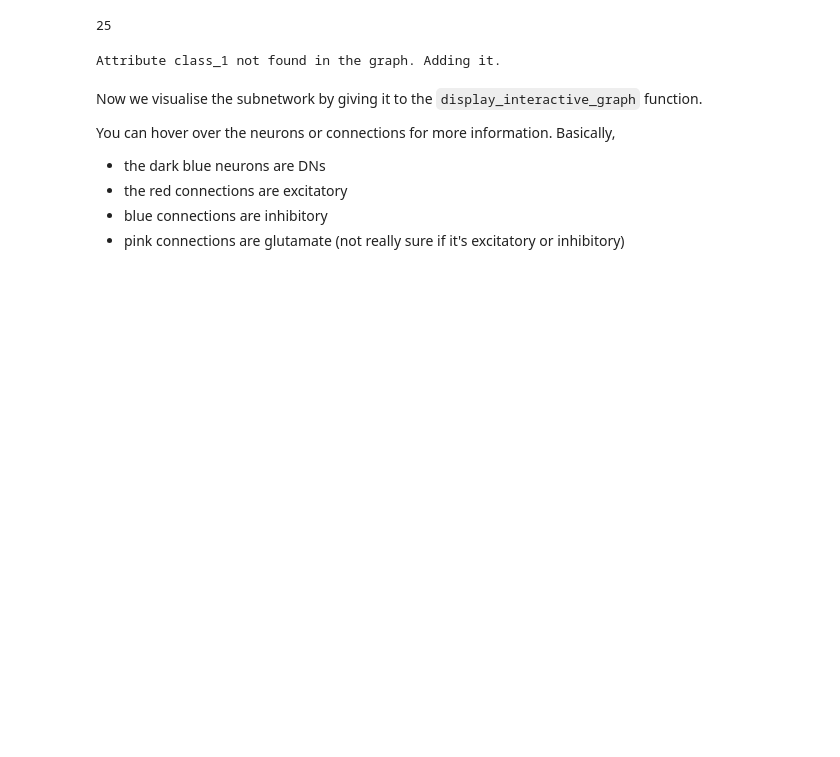
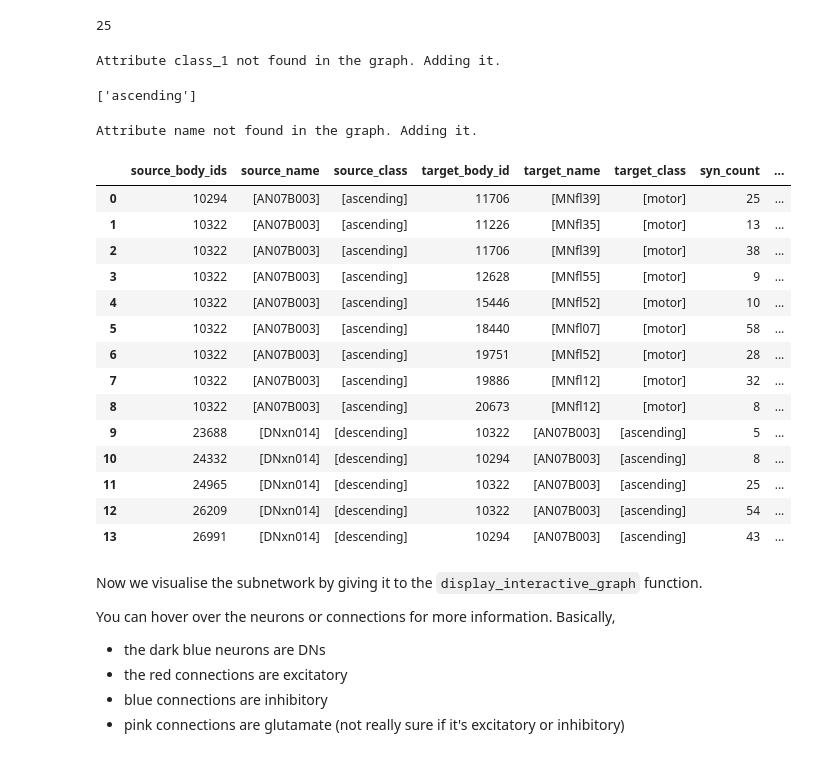
Before and after one commit to NeLy-EPFL/vnc_networks, a Jupyter notebook: scripts/project_lea/example_interactive_visualisation.ipynb, the cells around one changed output. Saved outputs shown, nothing was run; the diff lists cells and outputs as text; code cells hidden in the pictures; blank space fills up the shorter version.

```diff
--- a/scripts/project_lea/example_interactive_visualisation.ipynb
+++ b/scripts/project_lea/example_interactive_visualisation.ipynb
@@ -88,8 +89,8 @@ print(nb_synapses)
 # Keep only the connections that create a path from source to target
 subnetwork = vnc.subgraph_from_paths( # copy operation
     source = input_neurons,
-    target = ascending_neurons,
-    n_hops = 1, # within 2 hops, i.e. only 1 interneuron
+    target = motor_neurons,
+    n_hops = 2, # within 2 hops, i.e. only 1 interneuron
     keep_edges = 'direct', # keep the connections between the interneurons
     # as well, but not between source neurons or between target neurons
     # can also be 'direct' (only direct paths) or 'all' (all connections between
@@ -98,6 +99,41 @@ subnetwork = vnc.subgraph_from_paths( # copy operation
 #print(f"Found {len(subnetwork)} connections to front motor leg")
 # %% [output]
 Attribute class_1 not found in the graph. Adding it.
+# %%
+name = subnetwork.get_node_attribute(subnetwork.get_uids_from_bodyid(10322), "class_1")
+print(name)
+# %% [output]
+['ascending']
+# %%
+#Trying stuff
+#data = subnetwork.get_dataframe()
+#graph = vnc.paths_length_n(2,source=input_neurons,target=motor_neurons)
+#nodes = subnetwork.get_nodes("body_id")
+u.show_data_connections(subnetwork)
+#print(data)
+#edges = graph.edges
+#nodes = graph.nodes
+#print(nodes)
+#(testdata).applymap(_->_)
+#display(testdata)
+#print(nodes)
+# %% [output]
+Attribute name not found in the graph. Adding it.
+|  | source_body_ids | source_name | source_class | target_body_id | target_name | target_class | syn_count | ... |
+| 0 | 10294 | [AN07B003] | [ascending] | 11706 | [MNfl39] | [motor] | 25 | ... |
+| 1 | 10322 | [AN07B003] | [ascending] | 11226 | [MNfl35] | [motor] | 13 | ... |
+| 2 | 10322 | [AN07B003] | [ascending] | 11706 | [MNfl39] | [motor] | 38 | ... |
+| 3 | 10322 | [AN07B003] | [ascending] | 12628 | [MNfl55] | [motor] | 9 | ... |
+| 4 | 10322 | [AN07B003] | [ascending] | 15446 | [MNfl52] | [motor] | 10 | ... |
+| 5 | 10322 | [AN07B003] | [ascending] | 18440 | [MNfl07] | [motor] | 58 | ... |
+| 6 | 10322 | [AN07B003] | [ascending] | 19751 | [MNfl52] | [motor] | 28 | ... |
+| 7 | 10322 | [AN07B003] | [ascending] | 19886 | [MNfl12] | [motor] | 32 | ... |
+| 8 | 10322 | [AN07B003] | [ascending] | 20673 | [MNfl12] | [motor] | 8 | ... |
+| 9 | 23688 | [DNxn014] | [descending] | 10322 | [AN07B003] | [ascending] | 5 | ... |
+| 10 | 24332 | [DNxn014] | [descending] | 10294 | [AN07B003] | [ascending] | 8 | ... |
+| 11 | 24965 | [DNxn014] | [descending] | 10322 | [AN07B003] | [ascending] | 25 | ... |
+| 12 | 26209 | [DNxn014] | [descending] | 10322 | [AN07B003] | [ascending] | 54 | ... |
+| 13 | 26991 | [DNxn014] | [descending] | 10294 | [AN07B003] | [ascending] | 43 | ... |
 # %% [markdown]
 Now we visualise the subnetwork by giving it to the `display_interactive_graph` function.
 
```
Also changed, not shown: parts of 4 cells of this notebook, 2 other files.
